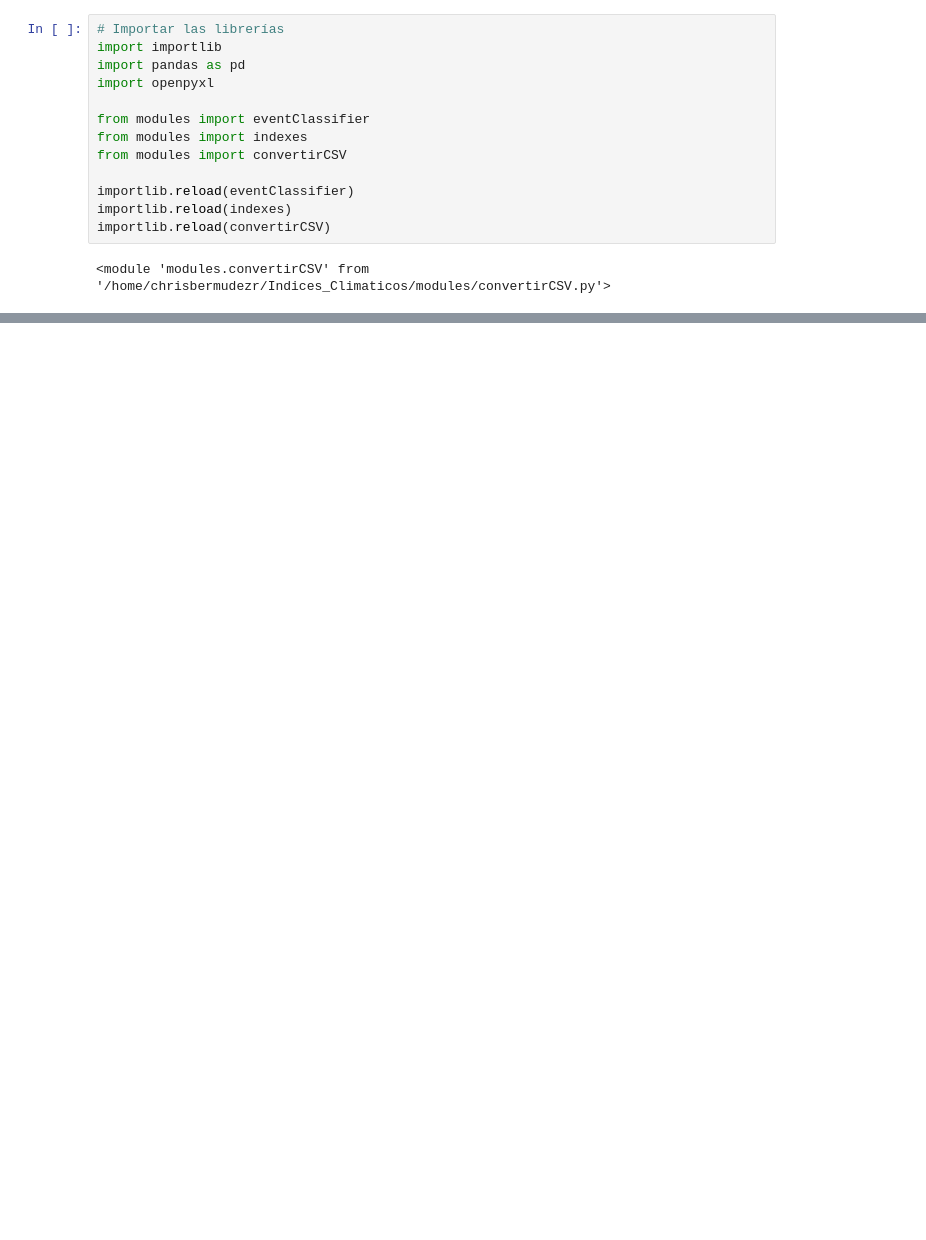
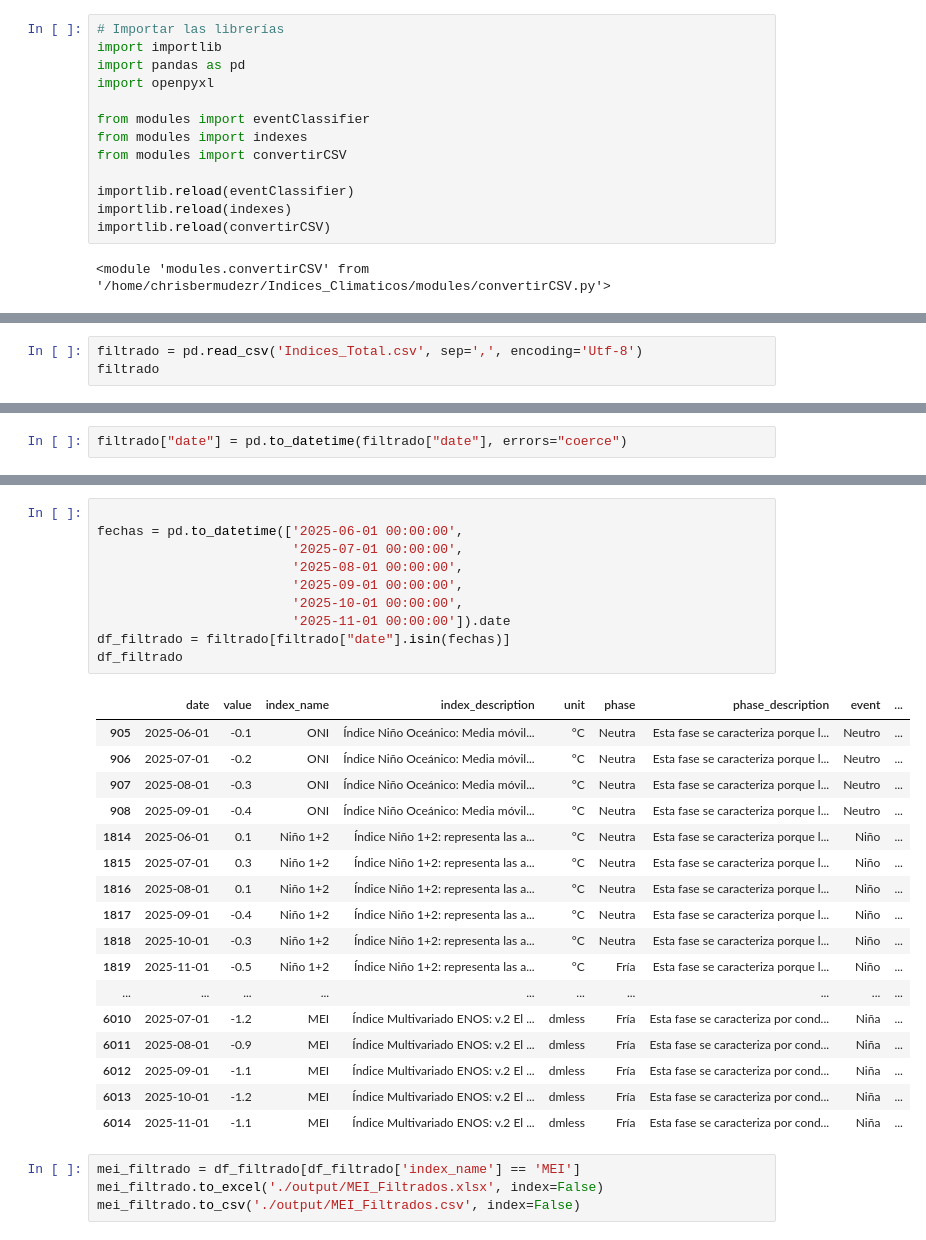
Before and after one commit to ChrisBermudezR/Indices_Climaticos, a Jupyter notebook: notebook_analisis.ipynb, the cells around one changed output, grey strips where cells are left out. Drawn from its saved outputs; the diff is of its cells as text; blank space fills up the shorter version.

Commit message:
Filtrado de MEI 2025-12

```diff
--- a/notebook_analisis.ipynb
+++ b/notebook_analisis.ipynb
@@ -636,0 +16,3 @@ No se encontraron datos válidos en oni.data
+# %%
+filtrado = pd.read_csv('Indices_Total.csv', sep=',', encoding='Utf-8')
+filtrado
@@ -636,0 +33,2 @@ No se encontraron datos válidos en oni.data
+# %%
+filtrado["date"] = pd.to_datetime(filtrado["date"], errors="coerce")
@@ -636,0 +49,32 @@ No se encontraron datos válidos en oni.data
+# %%
+
+fechas = pd.to_datetime(['2025-06-01 00:00:00',
+                         '2025-07-01 00:00:00',
+                         '2025-08-01 00:00:00',
+                         '2025-09-01 00:00:00',
+                         '2025-10-01 00:00:00',
+                         '2025-11-01 00:00:00']).date
+df_filtrado = filtrado[filtrado["date"].isin(fechas)]
+df_filtrado
+# %% [output]
+|  | date | value | index_name | index_description | unit | phase | phase_description | event | ... |
+| 905 | 2025-06-01 | -0.1 | ONI | Índice Niño Oceánico: Media móvil... | °C | Neutra | Esta fase se caracteriza porque l... | Neutro | ... |
+| 906 | 2025-07-01 | -0.2 | ONI | Índice Niño Oceánico: Media móvil... | °C | Neutra | Esta fase se caracteriza porque l... | Neutro | ... |
+| 907 | 2025-08-01 | -0.3 | ONI | Índice Niño Oceánico: Media móvil... | °C | Neutra | Esta fase se caracteriza porque l... | Neutro | ... |
+| 908 | 2025-09-01 | -0.4 | ONI | Índice Niño Oceánico: Media móvil... | °C | Neutra | Esta fase se caracteriza porque l... | Neutro | ... |
+| 1814 | 2025-06-01 | 0.1 | Niño 1+2 | Índice Niño 1+2: representa las a... | °C | Neutra | Esta fase se caracteriza porque l... | Niño | ... |
+| 1815 | 2025-07-01 | 0.3 | Niño 1+2 | Índice Niño 1+2: representa las a... | °C | Neutra | Esta fase se caracteriza porque l... | Niño | ... |
+| 1816 | 2025-08-01 | 0.1 | Niño 1+2 | Índice Niño 1+2: representa las a... | °C | Neutra | Esta fase se caracteriza porque l... | Niño | ... |
+| 1817 | 2025-09-01 | -0.4 | Niño 1+2 | Índice Niño 1+2: representa las a... | °C | Neutra | Esta fase se caracteriza porque l... | Niño | ... |
+| 1818 | 2025-10-01 | -0.3 | Niño 1+2 | Índice Niño 1+2: representa las a... | °C | Neutra | Esta fase se caracteriza porque l... | Niño | ... |
+| 1819 | 2025-11-01 | -0.5 | Niño 1+2 | Índice Niño 1+2: representa las a... | °C | Fría | Esta fase se caracteriza porque l... | Niño | ... |
+| ... | ... | ... | ... | ... | ... | ... | ... | ... | ... |
+| 6010 | 2025-07-01 | -1.2 | MEI | Índice Multivariado ENOS: v.2 El ... | dmless | Fría | Esta fase se caracteriza por cond... | Niña | ... |
+| 6011 | 2025-08-01 | -0.9 | MEI | Índice Multivariado ENOS: v.2 El ... | dmless | Fría | Esta fase se caracteriza por cond... | Niña | ... |
+| 6012 | 2025-09-01 | -1.1 | MEI | Índice Multivariado ENOS: v.2 El ... | dmless | Fría | Esta fase se caracteriza por cond... | Niña | ... |
+| 6013 | 2025-10-01 | -1.2 | MEI | Índice Multivariado ENOS: v.2 El ... | dmless | Fría | Esta fase se caracteriza por cond... | Niña | ... |
+| 6014 | 2025-11-01 | -1.1 | MEI | Índice Multivariado ENOS: v.2 El ... | dmless | Fría | Esta fase se caracteriza por cond... | Niña | ... |
+# %%
+mei_filtrado = df_filtrado[df_filtrado['index_name'] == 'MEI']
+mei_filtrado.to_excel('./output/MEI_Filtrados.xlsx', index=False)
+mei_filtrado.to_csv('./output/MEI_Filtrados.csv', index=False)
```
Also changed, not shown: parts of 24 cells of this notebook.
